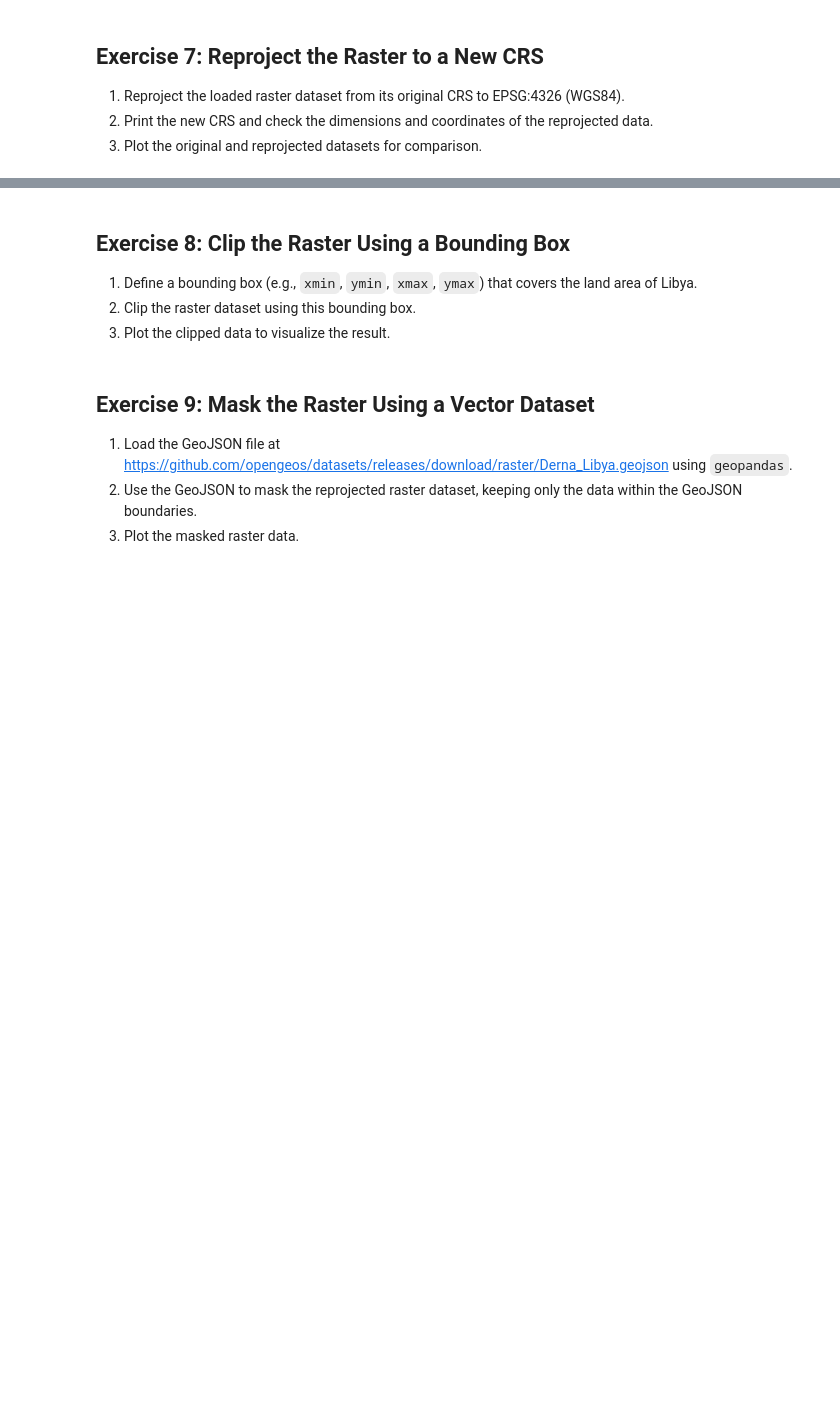
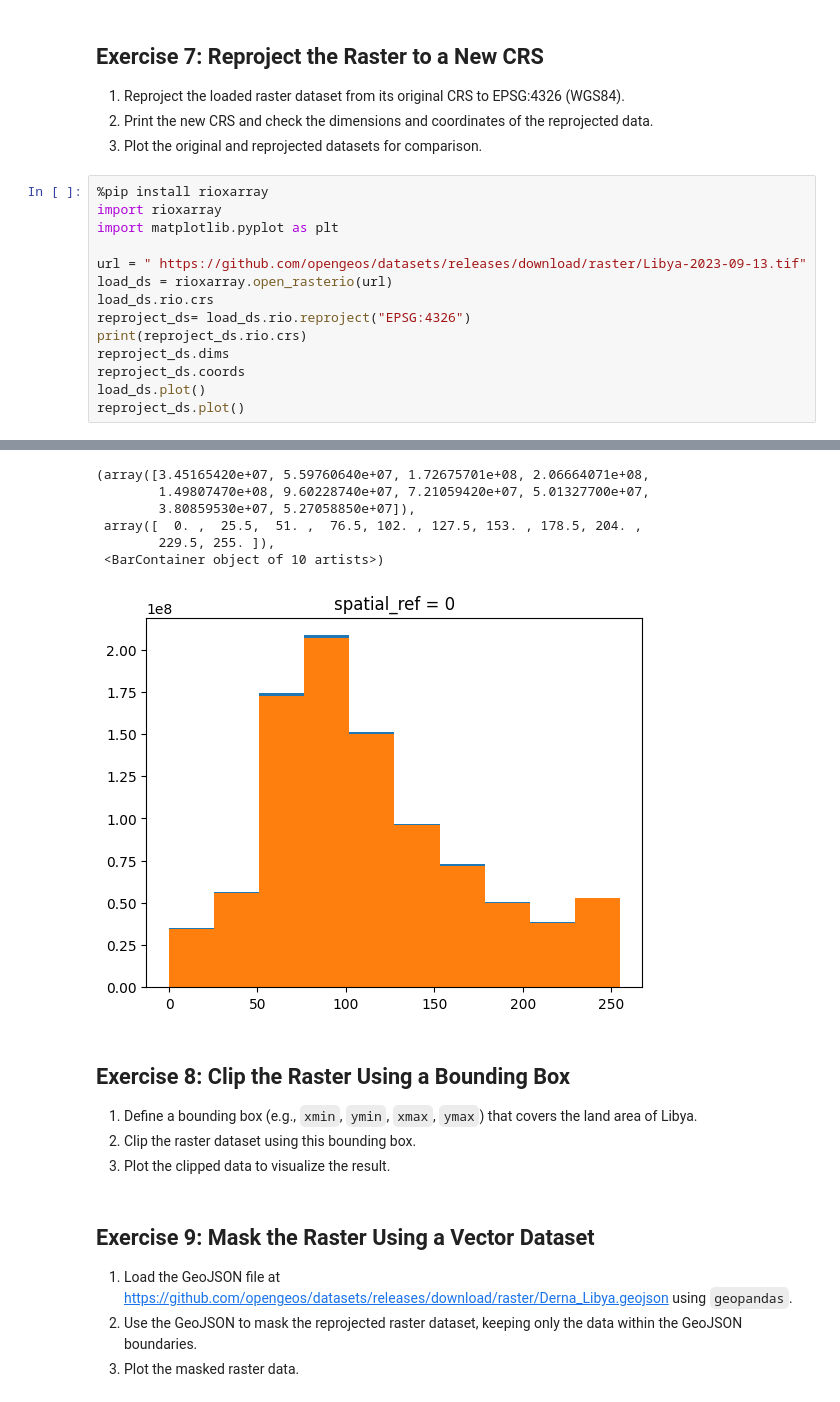
Before and after one commit to siddhi1991/GIS-programming, a Jupyter notebook: book/labs/lab_06.ipynb, the cells around one changed output, grey strips where cells are left out. Drawn from its saved outputs; the diff is of its cells as text; blank space fills up the shorter version.

```diff
--- a/book/labs/lab_06.ipynb
+++ b/book/labs/lab_06.ipynb
@@ -218,3 +312,18 @@ This exercise teaches how to export processed geospatial data to NetCDF, a widel
 1. Reproject the loaded raster dataset from its original CRS to EPSG:4326 (WGS84).
 2. Print the new CRS and check the dimensions and coordinates of the reprojected data.
 3. Plot the original and reprojected datasets for comparison.
+# %%
+%pip install rioxarray
+import rioxarray
+import matplotlib.pyplot as plt
+
+url = " https://github.com/opengeos/datasets/releases/download/raster/Libya-2023-09-13.tif"
+load_ds = rioxarray.open_rasterio(url)
+load_ds.rio.crs
+reproject_ds= load_ds.rio.reproject("EPSG:4326")
+print(reproject_ds.rio.crs)
+reproject_ds.dims
+reproject_ds.coords
+load_ds.plot()
+reproject_ds.plot()
+# %% [output]
@@ -221,3 +349,10 @@ This exercise teaches how to export processed geospatial data to NetCDF, a widel
+(array([3.45165420e+07, 5.59760640e+07, 1.72675701e+08, 2.06664071e+08,
+        1.49807470e+08, 9.60228740e+07, 7.21059420e+07, 5.01327700e+07,
+        3.80859530e+07, 5.27058850e+07]),
+ array([  0. ,  25.5,  51. ,  76.5, 102. , 127.5, 153. , 178.5, 204. ,
+        229.5, 255. ]),
+ <BarContainer object of 10 artists>)
+[figure, added]
 # %% [markdown]
 ## Exercise 8: Clip the Raster Using a Bounding Box
 
```
Also changed, not shown: parts of 5 cells of this notebook.
